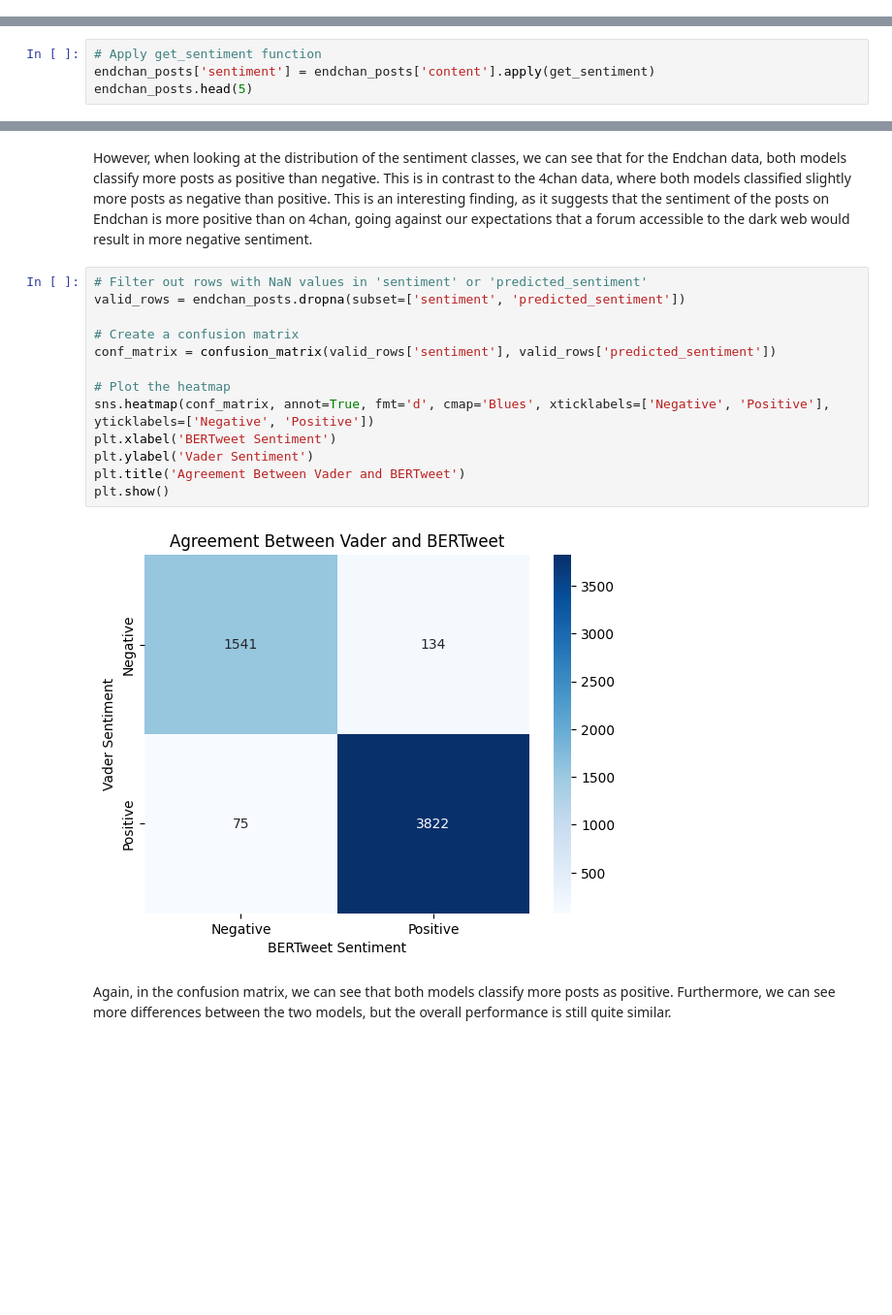
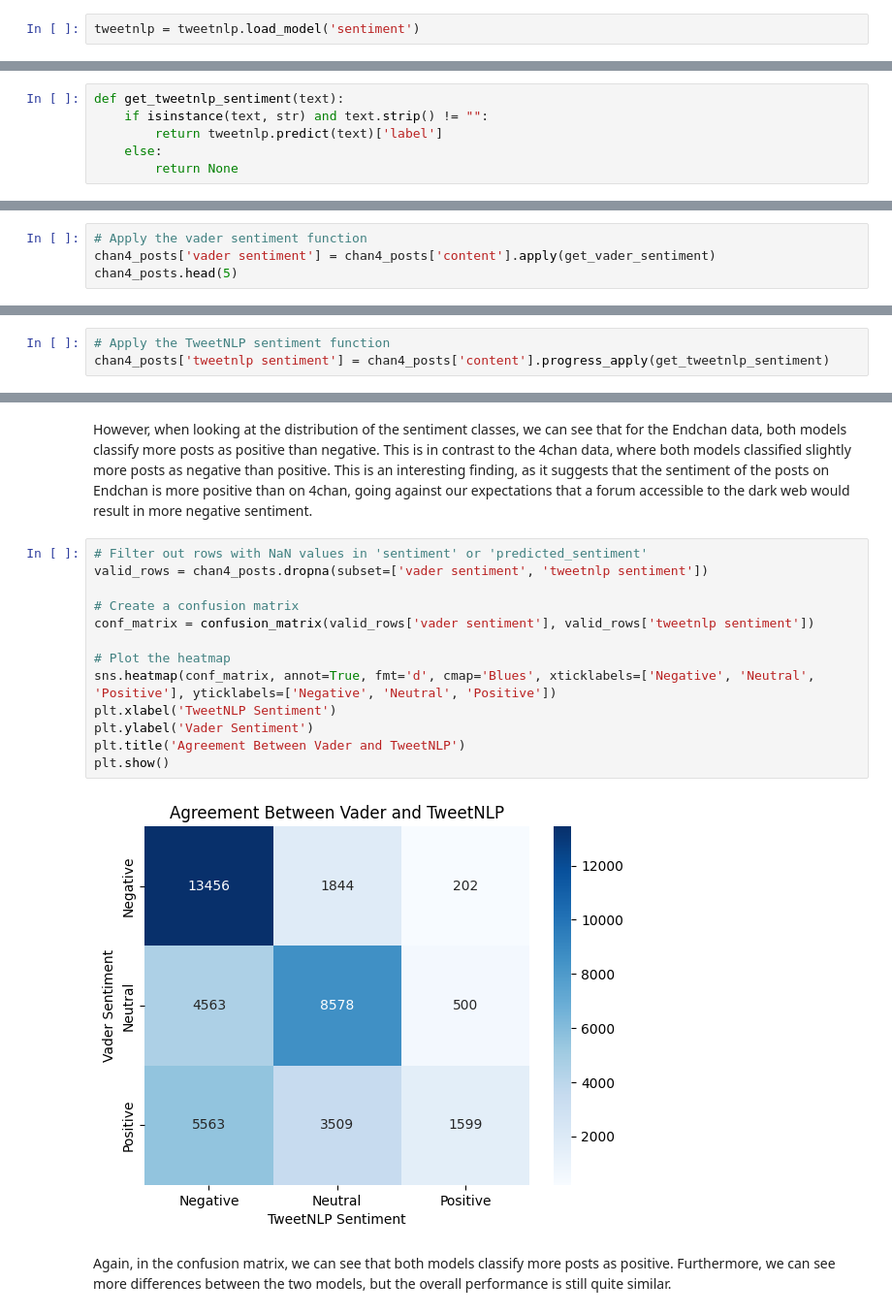
Before and after one commit to Kyrie-Alysa/Data-Forensics, a Jupyter notebook: DataExploration.ipynb, the cells around one changed output, grey strips where cells are left out. Shown: that part at 97% size. Cells and saved outputs as stored; diff of their text form; blank space fills up the shorter version.

Commit message:
Update DataExploration.ipynb
Removed BerTweet, added in TweetNLP

```diff
--- a/DataExploration.ipynb
+++ b/DataExploration.ipynb
@@ -614,0 +557,2 @@ weighted avg       0.99      0.99      0.99      7963
+# %%
+tweetnlp = tweetnlp.load_model('sentiment')
@@ -614,0 +563,6 @@ weighted avg       0.99      0.99      0.99      7963
+# %%
+def get_tweetnlp_sentiment(text):
+    if isinstance(text, str) and text.strip() != "":
+        return tweetnlp.predict(text)['label']
+    else:
+        return None
@@ -668,7 +625,7 @@ plt.show()
 
 We can perform a similar analysis on the Endchan data. We will use the same models as before to analyze the sentiment of the posts in each thread. This will allow us to see if there are any differences in sentiment between the two platforms.
 # %%
-# Apply get_sentiment function
-endchan_posts['sentiment'] = endchan_posts['content'].apply(get_sentiment)
-endchan_posts.head(5)
+# Apply the vader sentiment function
+chan4_posts['vader sentiment'] = chan4_posts['content'].apply(get_vader_sentiment)
+chan4_posts.head(5)
 # %% [output]
@@ -734,3 +638,6 @@ weighted avg       0.81      0.81      0.81      1115
+# %%
+# Apply the TweetNLP sentiment function
+chan4_posts['tweetnlp sentiment'] = chan4_posts['content'].progress_apply(get_tweetnlp_sentiment)
 # %% [markdown]
 We can again compare the sentiment of the posts on Endchan posts from both models and see whether they agree or disagree. Here, we can see that the matching results is 89%, which is still quite high, but lower than for the 4chan data.
 # %%
@@ -767,19 +674,19 @@ plt.show()
 However, when looking at the distribution of the sentiment classes, we can see that for the Endchan data, both models classify more posts as positive than negative. This is in contrast to the 4chan data, where both models classified slightly more posts as negative than positive. This is an interesting finding, as it suggests that the sentiment of the posts on Endchan is more positive than on 4chan, going against our expectations that a forum accessible to the dark web would result in more negative sentiment.
 # %%
 # Filter out rows with NaN values in 'sentiment' or 'predicted_sentiment'
-valid_rows = endchan_posts.dropna(subset=['sentiment', 'predicted_sentiment'])
+valid_rows = chan4_posts.dropna(subset=['vader sentiment', 'tweetnlp sentiment'])
 
 # Create a confusion matrix
-conf_matrix = confusion_matrix(valid_rows['sentiment'], valid_rows['predicted_sentiment'])
+conf_matrix = confusion_matrix(valid_rows['vader sentiment'], valid_rows['tweetnlp sentiment'])
 
 # Plot the heatmap
-sns.heatmap(conf_matrix, annot=True, fmt='d', cmap='Blues', xticklabels=['Negative', 'Positive'], yticklabels=['Negative', 'Positive'])
-plt.xlabel('BERTweet Sentiment')
+sns.heatmap(conf_matrix, annot=True, fmt='d', cmap='Blues', xticklabels=['Negative', 'Neutral', 'Positive'], yticklabels=['Negative', 'Neutral', 'Positive'])
+plt.xlabel('TweetNLP Sentiment')
 plt.ylabel('Vader Sentiment')
-plt.title('Agreement Between Vader and BERTweet')
+plt.title('Agreement Between Vader and TweetNLP')
 plt.show()
 # %% [output]
-[figure, old version]
+[figure, new version]
 # %% [markdown]
 Again, in the confusion matrix, we can see that both models classify more posts as positive. Furthermore, we can see more differences between the two models, but the overall performance is still quite similar.
 # %% [markdown]
```
Also changed, not shown: parts of 30 cells of this notebook.
